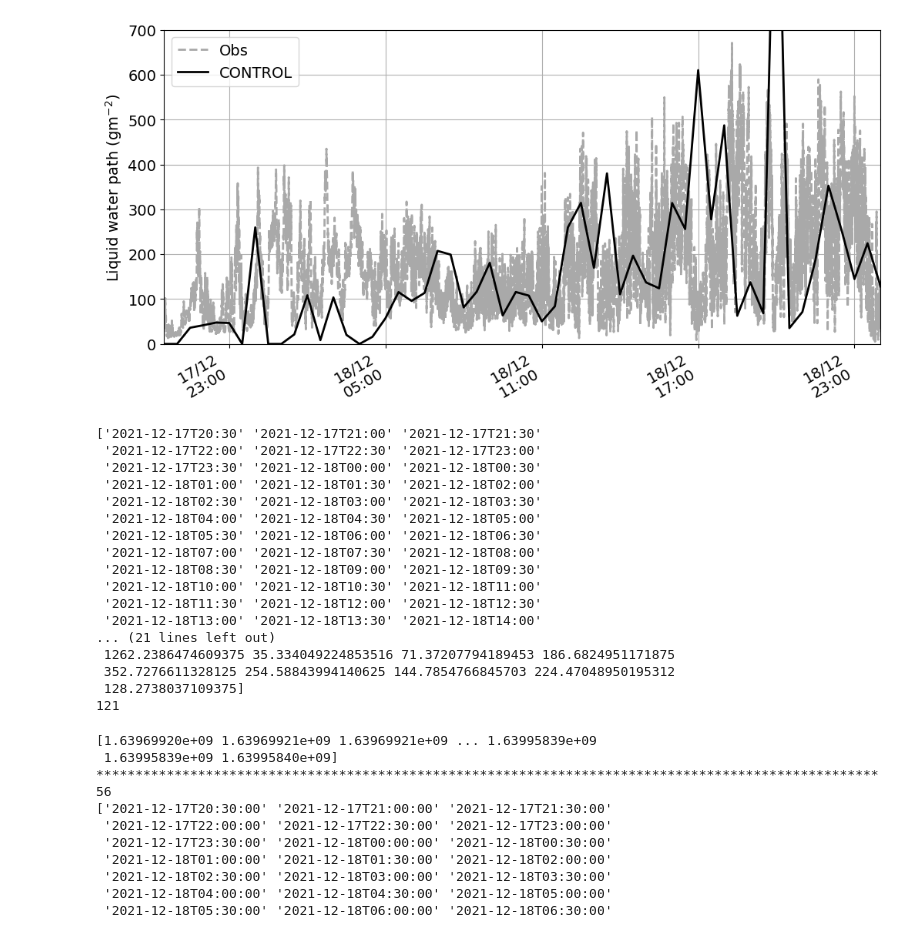
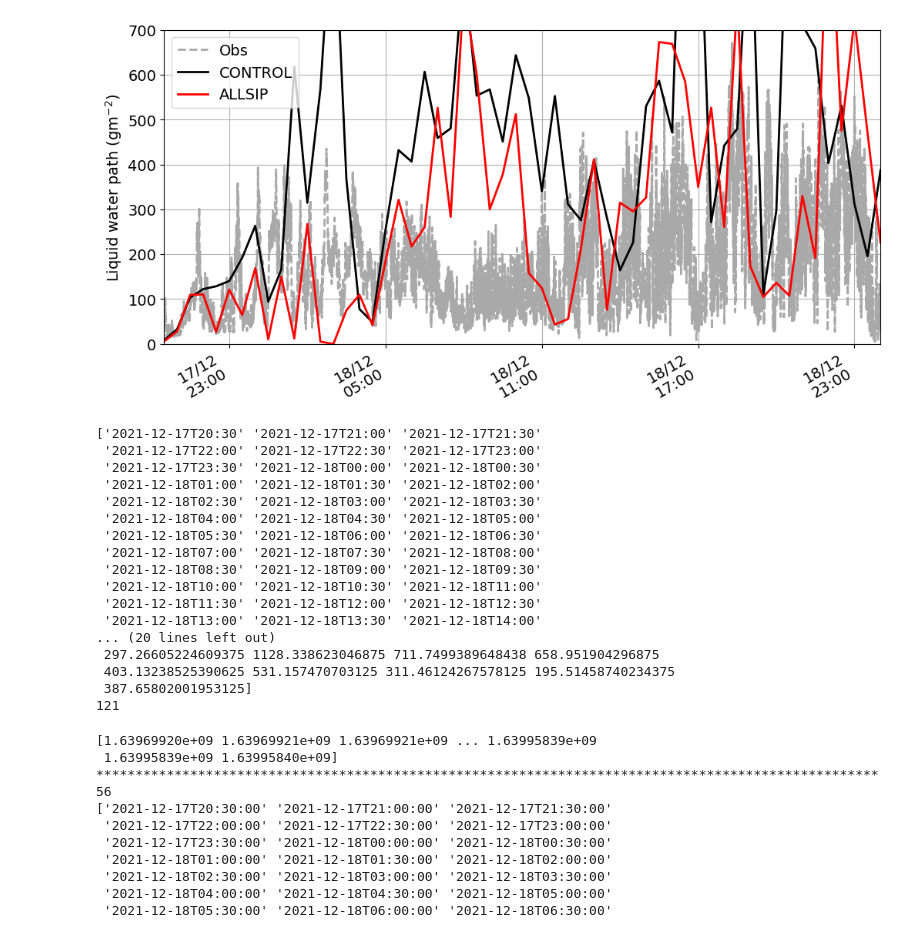
Before and after one commit to eliotperrin/Mixed-phase-cloud-with-CR-SIM, a Jupyter notebook: lwp difference.ipynb, the cells around one changed output. Drawn from its saved outputs; the diff is of its cells as text; code cells hidden in the pictures.

```diff
--- a/lwp difference.ipynb
+++ b/lwp difference.ipynb
@@ -19,7 +19,8 @@ from scipy.interpolate import interp1d
 out_dir ='/Users/eliotperrin/Desktop/Travail de bachelor/WRF_outputs_VL'
 
 # simuCONTROL = out_dir + '/wrfout_Helmos_d03_CONTROL_VL_3.nc'
-simuCONTROL = out_dir + '/wrfout_Helmos_d03_CONTROL_LONGER_VL_3.nc'
+simuCONTROL = out_dir + '/wrfout_Helmos_d03_DEMOTT_VL.nc'
+
 
 CONTROL = Dataset(simuCONTROL)
 
@@ -47,6 +48,23 @@ zstagCNT = zstagCNT[:]
 dzCNT = np.diff(zstagCNT,axis=1)
 
 lwpCNT = np.nansum(lwcCNT*dzCNT,axis=1)
+# %%
+simuALLSIP = out_dir + '/wrfout_Helmos_d03_ALLSIP02_VL.nc'
+
+ALLSIP = Dataset(simuALLSIP)
+
+presCNT_allsip = np.squeeze(ALLSIP.variables['P'][:] + ALLSIP.variables['PB'][:])
+thetCNT_allsip = np.squeeze(ALLSIP.variables['T'][:] + 300.0)
+qvCNT_allsip = np.squeeze(ALLSIP.variables['QVAPOR'][:])
+tkCNT_allsip = ((presCNT_allsip / P1000MB)**(RD/CP) * thetCNT_allsip)
+tvCNT_allsip = tkCNT_allsip * (EPS + qvCNT_allsip) / (EPS * (1. + qvCNT_allsip))
+rhoCNT_allsip = presCNT_allsip/RA/tvCNT_allsip
+lwcCNT_allsip = np.squeeze(ALLSIP.variables['QCLOUD'][:] + ALLSIP.variables['QRAIN'][:])*rhoCNT_allsip*10**3 #gm-3
+zstagCNT_allsip = np.squeeze(getvar(ALLSIP,"zstag",timeidx=ALL_TIMES))
+zstagCNT_allsip = zstagCNT_allsip[:]
+dzCNT_allsip = np.diff(zstagCNT_allsip,axis=1)
+
+lwpCNT_allsip = np.nansum(lwcCNT_allsip*dzCNT_allsip,axis=1)
 # %%
 i=0
 
@@ -76,34 +94,36 @@ TIME = np.array(TIME)
 # %%
 plt.rc('font', size=14)          # controls default text sizes
 plt.rc('axes', titlesize=14)     # fontsize of the axes title
 plt.rc('axes', labelsize=14)     # fontsize of the x and y labels
 plt.rc('xtick', labelsize=14)    # fontsize of the tick labels
 plt.rc('ytick', labelsize=14)    # fontsize of the tick labels
 plt.rc('legend', fontsize=14)    # legend fontsize
 plt.rc('figure', titlesize=14)   # fontsize of the figure title
 
 spin_up = 41
 end = len(wrf_time)
 
 fig, axs = plt.subplots(figsize=(12,6))
 
 a = axs.plot(TIME,LWP,'--',color='darkgray', linewidth = 2, label='Obs')
 b = axs.plot(wrf_time[spin_up:end],lwpCNT[spin_up:end],color='black', linewidth = 2, label='CONTROL')
+c = axs.plot(wrf_time[spin_up:end],lwpCNT_allsip[spin_up:end],color='r', linewidth = 2, label='ALLSIP')
 axs.set_xlim(wrf_time[spin_up], wrf_time[end-1])
 axs.set_ylabel(r'Liquid water path (gm$^{-2}$)')
 axs.set_ylim(0,700)
 xfmt = mdates.DateFormatter('%d/%m' +'\n'+ '%H:%M')
 xlocator = mdates.MinuteLocator(interval = 360)
 axs.xaxis.set_major_locator(xlocator)
 axs.xaxis.set_major_formatter(xfmt)
 fig.autofmt_xdate()
 axs.legend()
 axs.grid()
 # %% [output]
-[figure, old version]
+[figure, new version]
 # %%
 wrf_time = wrf_time[spin_up:end]
 lwpCNT = lwpCNT[spin_up:end]
+lwpCNT_allsip = lwpCNT_allsip[spin_up:end]
 print(wrf_time)
 print(len(wrf_time))
 print(lwpCNT)
@@ -121,10 +141,10 @@ print(len(lwcCNT))
  '2021-12-18T10:00' '2021-12-18T10:30' '2021-12-18T11:00'
  '2021-12-18T11:30' '2021-12-18T12:00' '2021-12-18T12:30'
  '2021-12-18T13:00' '2021-12-18T13:30' '2021-12-18T14:00'
-... (21 lines left out)
- 1262.2386474609375 35.334049224853516 71.37207794189453 186.6824951171875
- 352.7276611328125 254.58843994140625 144.7854766845703 224.47048950195312
- 128.2738037109375]
+... (20 lines left out)
+ 297.26605224609375 1128.338623046875 711.7499389648438 658.951904296875
+ 403.13238525390625 531.157470703125 311.46124267578125 195.51458740234375
+ 387.65802001953125]
 121
 # %%
 """
```
Also changed, not shown: parts of 6 cells of this notebook, 1 other file.
